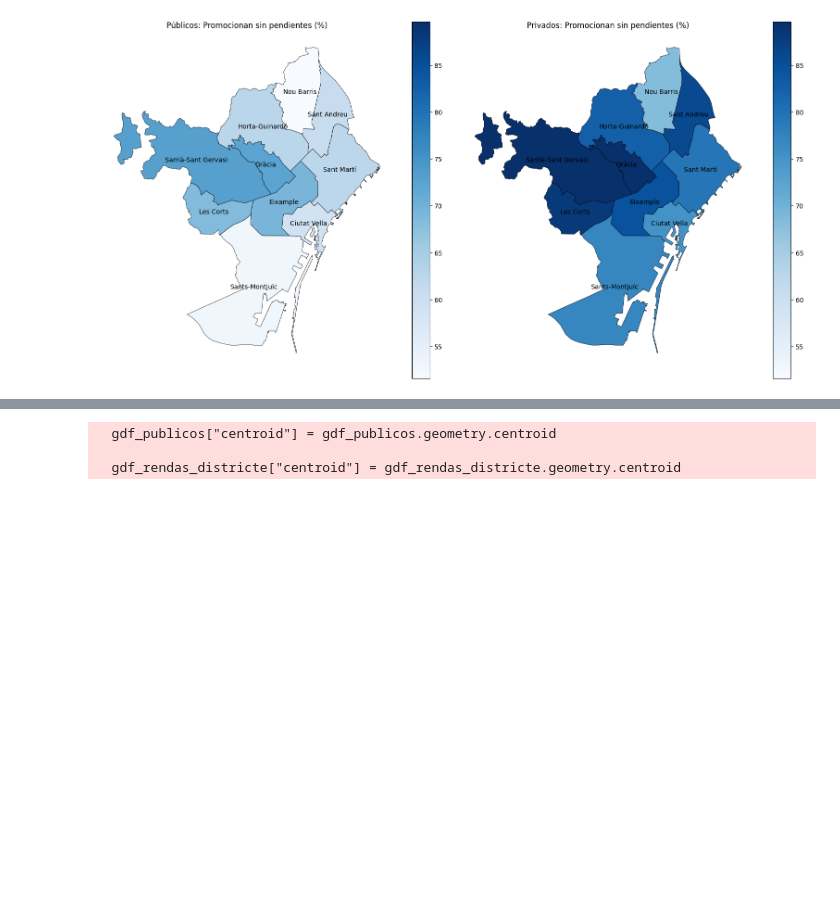
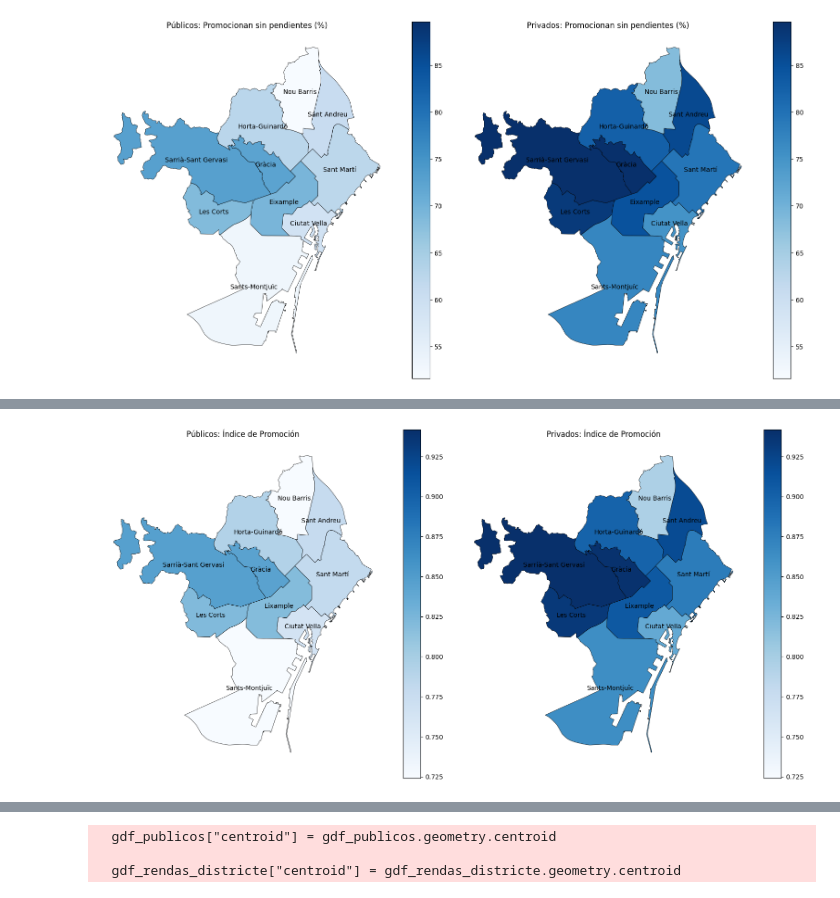
Before and after one commit to annaszymanskicortes/truco-o-dato, a Jupyter notebook: notebook_ana.ipynb, the cells around one changed output, grey strips where cells are left out. Drawn from its saved outputs; the diff is of its cells as text; code cells hidden in the pictures; blank space fills up the shorter version.

```diff
--- a/notebook_ana.ipynb
+++ b/notebook_ana.ipynb
@@ -217,6 +251,12 @@ privados_idx = privados_psp.set_index("Codi districte")["porcentaje"]
 
 gdf_privados = df_bcn_disctricts.copy()
 gdf_privados["porcentaje"] = gdf_privados["Codi_Districte"].map(privados_idx)
+
+resultados["Codi districte"] = resultados["Codi districte"].astype(int)
+resultados_idx = resultados.set_index("Codi districte")["Indice"]
+gdf_resultados = df_bcn_disctricts.copy()
+gdf_resultados["Indice_Privat"] = gdf_resultados["Codi_Districte"].map(resultados_idx)
+gdf_resultados["Indice_Public"] = gdf_resultados["Codi_Districte"].map(resultados_idx)
 # %% [output]
 A value is trying to be set on a copy of a slice from a DataFrame.
 Try using .loc[row_indexer,col_indexer] = value instead
@@ -305,3 +347,83 @@ plt.show()
 
   gdf_privados["centroid"] = gdf_privados.geometry.centroid
 [figure]
+# %%
+# Asegurar que el código distrito es entero
+resultados["Codi districte"] = resultados["Codi districte"].astype(int)
+
+# Crear Series separadas para público y privado
+resultados_public = resultados[resultados["Naturalesa"] == "PÚBLIC"].set_index("Codi districte")["Indice"]
+resultados_privat = resultados[resultados["Naturalesa"] == "PRIVAT"].set_index("Codi districte")["Indice"]
+
+# Crear el GeoDataFrame
+gdf_resultados = df_bcn_disctricts.copy()
+
+# Mapear correctamente
+gdf_resultados["Indice_Public"] = gdf_resultados["Codi_Districte"].map(resultados_public)
+gdf_resultados["Indice_Privat"] = gdf_resultados["Codi_Districte"].map(resultados_privat)
+
+# Ahora puedes calcular vmin y vmax correctamente
+vmin = min(gdf_resultados["Indice_Public"].min(), gdf_resultados["Indice_Privat"].min())
+vmax = max(gdf_resultados["Indice_Public"].max(), gdf_resultados["Indice_Privat"].max())
+
+# Crear centroides
+gdf_resultados["centroid"] = gdf_resultados.geometry.centroid
+
+# Crear el plot
+fig, ax = plt.subplots(1, 2, figsize=(16, 8))
+
+# --- Mapa públicos ---
+gdf_resultados.plot(
+    column="Indice_Public",
+    cmap="Blues",
+    legend=True,
+    vmin=vmin,
+    vmax=vmax,
+    edgecolor="black",
+    linewidth=0.5,
+    ax=ax[0]
+)
+ax[0].set_title("Públicos: Índice de Promoción")
+ax[0].axis("off")
+
+# Añadir nombres
+for idx, row in gdf_resultados.iterrows():
+    ax[0].text(
+        row["centroid"].x,
+        row["centroid"].y,
+        row["nom_districte"],
+        fontsize=10,
+        ha="center",
+        va="center",
+        color="black"
+    )
+
+# --- Mapa privados ---
+gdf_resultados.plot(
+    column="Indice_Privat",
+    cmap="Blues",
+    legend=True,
+    vmin=vmin,
+    vmax=vmax,
+    edgecolor="black",
+    linewidth=0.5,
+    ax=ax[1]
+)
+ax[1].set_title("Privados: Índice de Promoción")
+ax[1].axis("off")
+
+# Añadir nombres
+for idx, row in gdf_resultados.iterrows():
+    ax[1].text(
+        row["centroid"].x,
+        row["centroid"].y,
+        row["nom_districte"],
+        fontsize=10,
+        ha="center",
+        va="center",
+        color="black"
+    )
+
+plt.tight_layout()
+plt.show()
+# %% [output]
@@ -307,0 +431 @@ plt.show()
+[figure, added]
```
Also changed, not shown: parts of 5 cells of this notebook.
